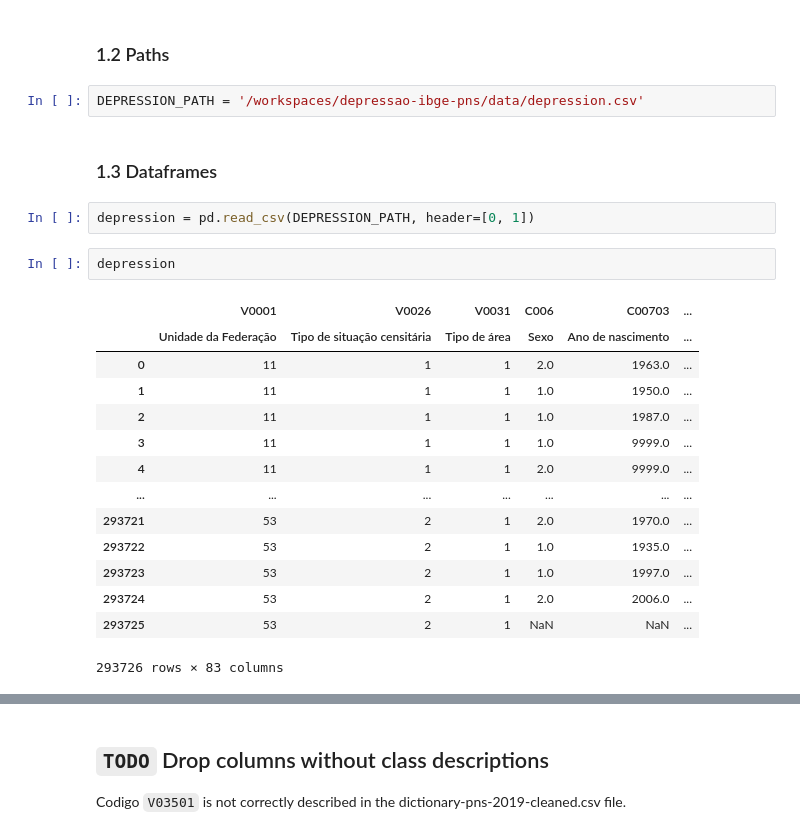
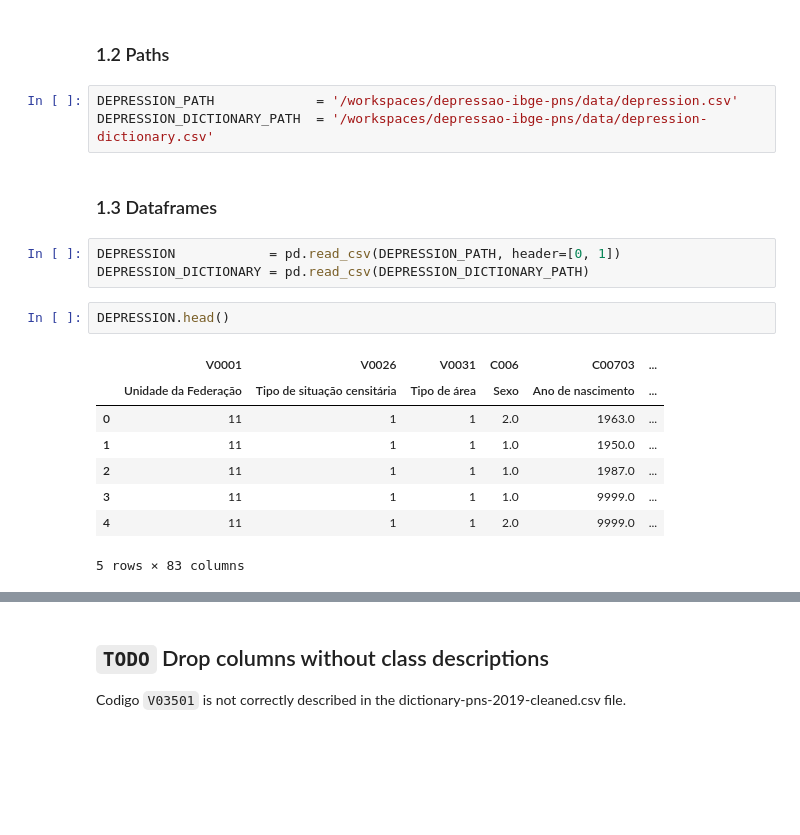
Before and after one commit to feed0/depressao-ibge-pns, a Jupyter notebook: src/4-pre-processing/pre-processing.ipynb, the cells around one changed output, grey strips where cells are left out. Cells and saved outputs as stored; diff of their text form; blank space fills up the shorter version.

```diff
--- a/src/4-pre-processing/pre-processing.ipynb
+++ b/src/4-pre-processing/pre-processing.ipynb
@@ -10,25 +10,21 @@ import numpy as np
 # %% [markdown]
 ### 1.2 Paths
 # %%
-DEPRESSION_PATH = '/workspaces/depressao-ibge-pns/data/depression.csv'
+DEPRESSION_PATH             = '/workspaces/depressao-ibge-pns/data/depression.csv'
+DEPRESSION_DICTIONARY_PATH  = '/workspaces/depressao-ibge-pns/data/depression-dictionary.csv'
 # %% [markdown]
 ### 1.3 Dataframes
 # %%
-depression = pd.read_csv(DEPRESSION_PATH, header=[0, 1])
+DEPRESSION            = pd.read_csv(DEPRESSION_PATH, header=[0, 1])
+DEPRESSION_DICTIONARY = pd.read_csv(DEPRESSION_DICTIONARY_PATH)
 # %%
-depression
+DEPRESSION.head()
 # %% [output]
 |  | V0001 | V0026 | V0031 | C006 | C00703 | ... |
 |  | Unidade da Federação | Tipo de situação censitária | Tipo de área | Sexo | Ano de nascimento | ... |
 | 0 | 11 | 1 | 1 | 2.0 | 1963.0 | ... |
 | 1 | 11 | 1 | 1 | 1.0 | 1950.0 | ... |
 | 2 | 11 | 1 | 1 | 1.0 | 1987.0 | ... |
 | 3 | 11 | 1 | 1 | 1.0 | 9999.0 | ... |
 | 4 | 11 | 1 | 1 | 2.0 | 9999.0 | ... |
-| ... | ... | ... | ... | ... | ... | ... |
-| 293721 | 53 | 2 | 1 | 2.0 | 1970.0 | ... |
-| 293722 | 53 | 2 | 1 | 1.0 | 1935.0 | ... |
-| 293723 | 53 | 2 | 1 | 1.0 | 1997.0 | ... |
-| 293724 | 53 | 2 | 1 | 2.0 | 2006.0 | ... |
-| 293725 | 53 | 2 | 1 | NaN | NaN | ... |
-293726 rows × 83 columns
+5 rows × 83 columns
```
Also changed, not shown: parts of 14 cells of this notebook, 7 other files.
